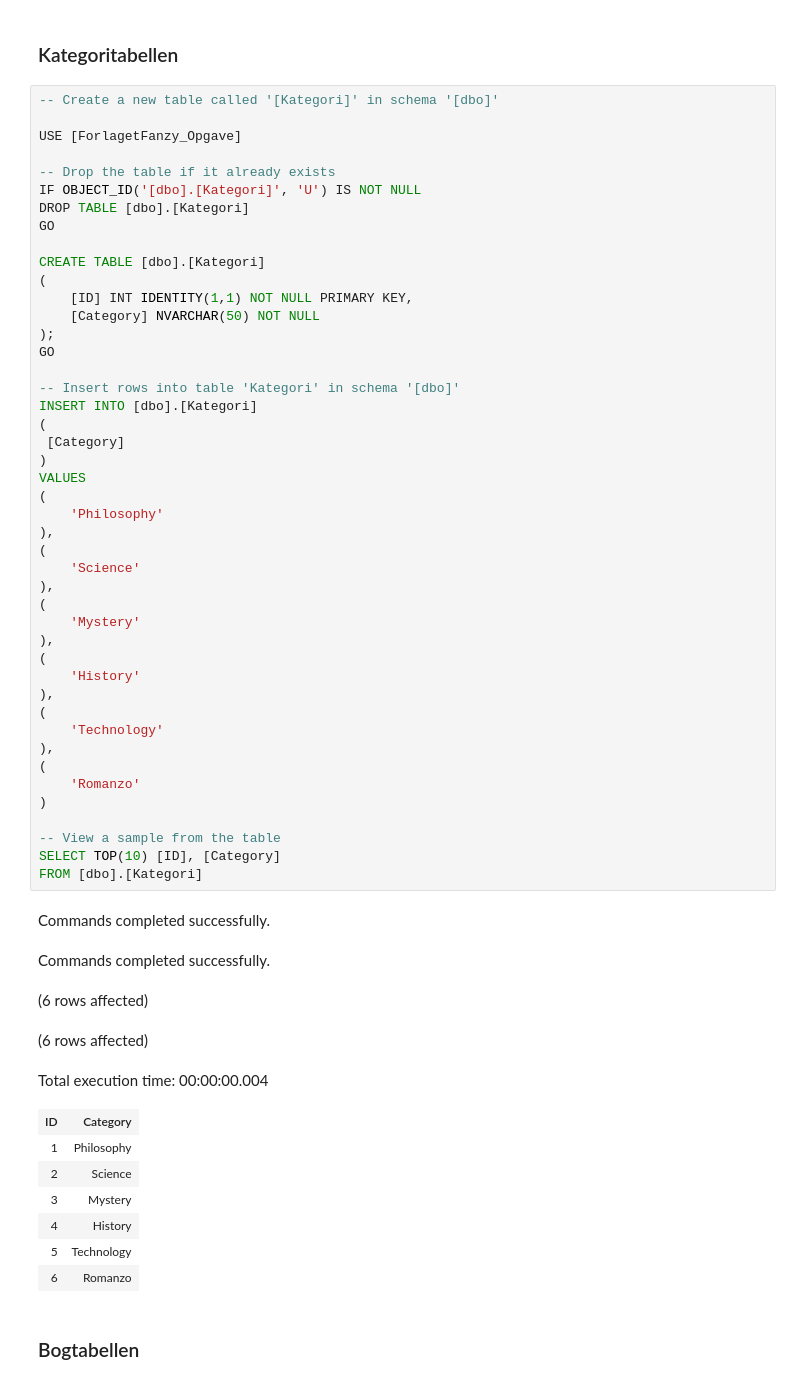
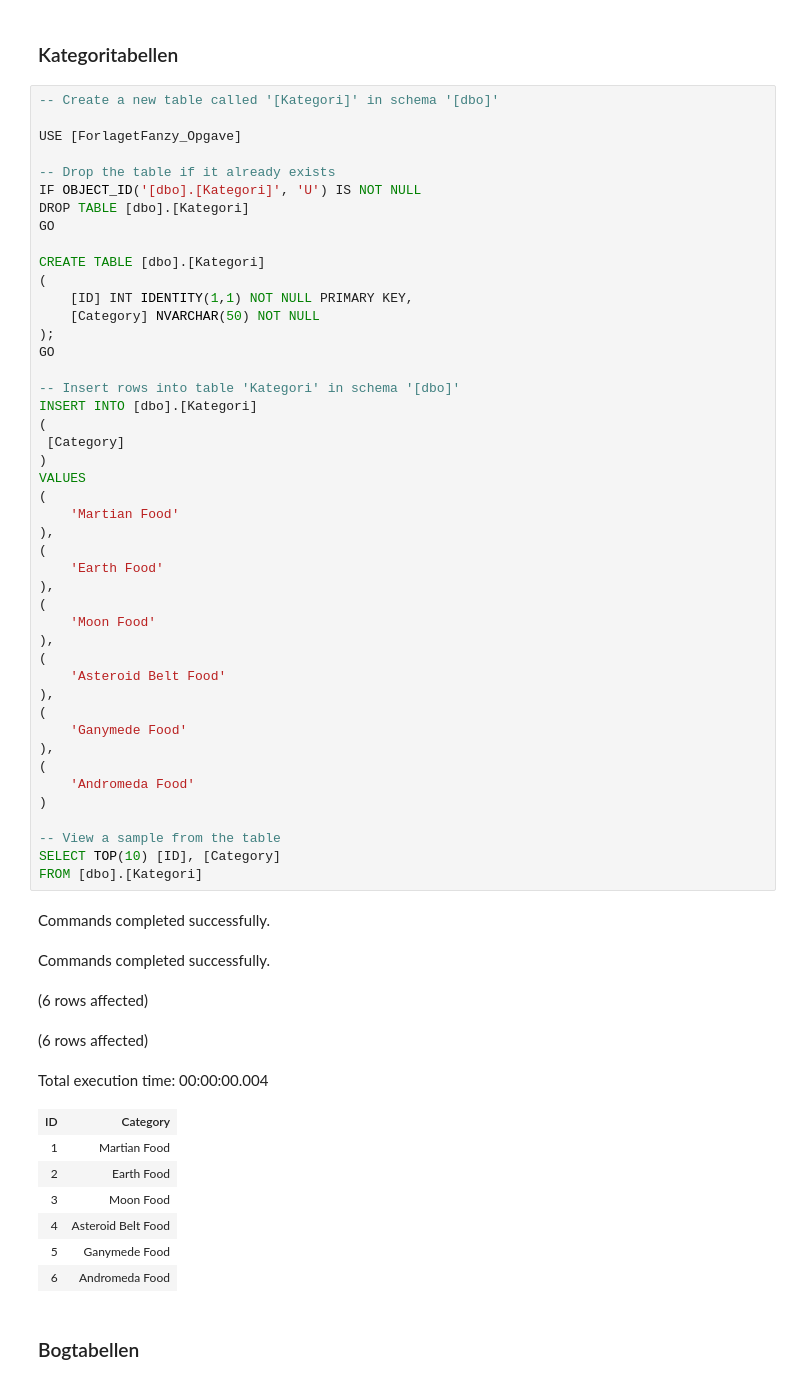
Before and after one commit to newton0182/SQL_Fanzy, a Jupyter notebook: fancy-opgave.ipynb, the cells around one changed output. Drawn from its saved outputs; the diff is of its cells as text.

```diff
--- a/fancy-opgave.ipynb
+++ b/fancy-opgave.ipynb
@@ -123,45 +123,45 @@ GO
 
 -- Insert rows into table 'Kategori' in schema '[dbo]'
 INSERT INTO [dbo].[Kategori]
 (
  [Category]
 )
 VALUES
 (
-    'Philosophy'
+    'Martian Food'
 ),
 (
-    'Science'
+    'Earth Food'
 ),
 (
-    'Mystery'
+    'Moon Food'
 ),
 (
-    'History'
+    'Asteroid Belt Food'
 ),
 (
-    'Technology'
+    'Ganymede Food'
 ),
 (
-    'Romanzo'
+    'Andromeda Food'
 )
 
 -- View a sample from the table
 SELECT TOP(10) [ID], [Category]
 FROM [dbo].[Kategori]
 # %% [output]
 Commands completed successfully.
 Commands completed successfully.
 (6 rows affected)
 (6 rows affected)
 Total execution time: 00:00:00.004
 | ID | Category |
-| 1 | Philosophy |
-| 2 | Science |
-| 3 | Mystery |
-| 4 | History |
-| 5 | Technology |
-| 6 | Romanzo |
+| 1 | Martian Food |
+| 2 | Earth Food |
+| 3 | Moon Food |
+| 4 | Asteroid Belt Food |
+| 5 | Ganymede Food |
+| 6 | Andromeda Food |
 # %% [markdown]
 ### Bogtabellen
 # %%
```
Also changed, not shown: parts of 10 cells of this notebook.
